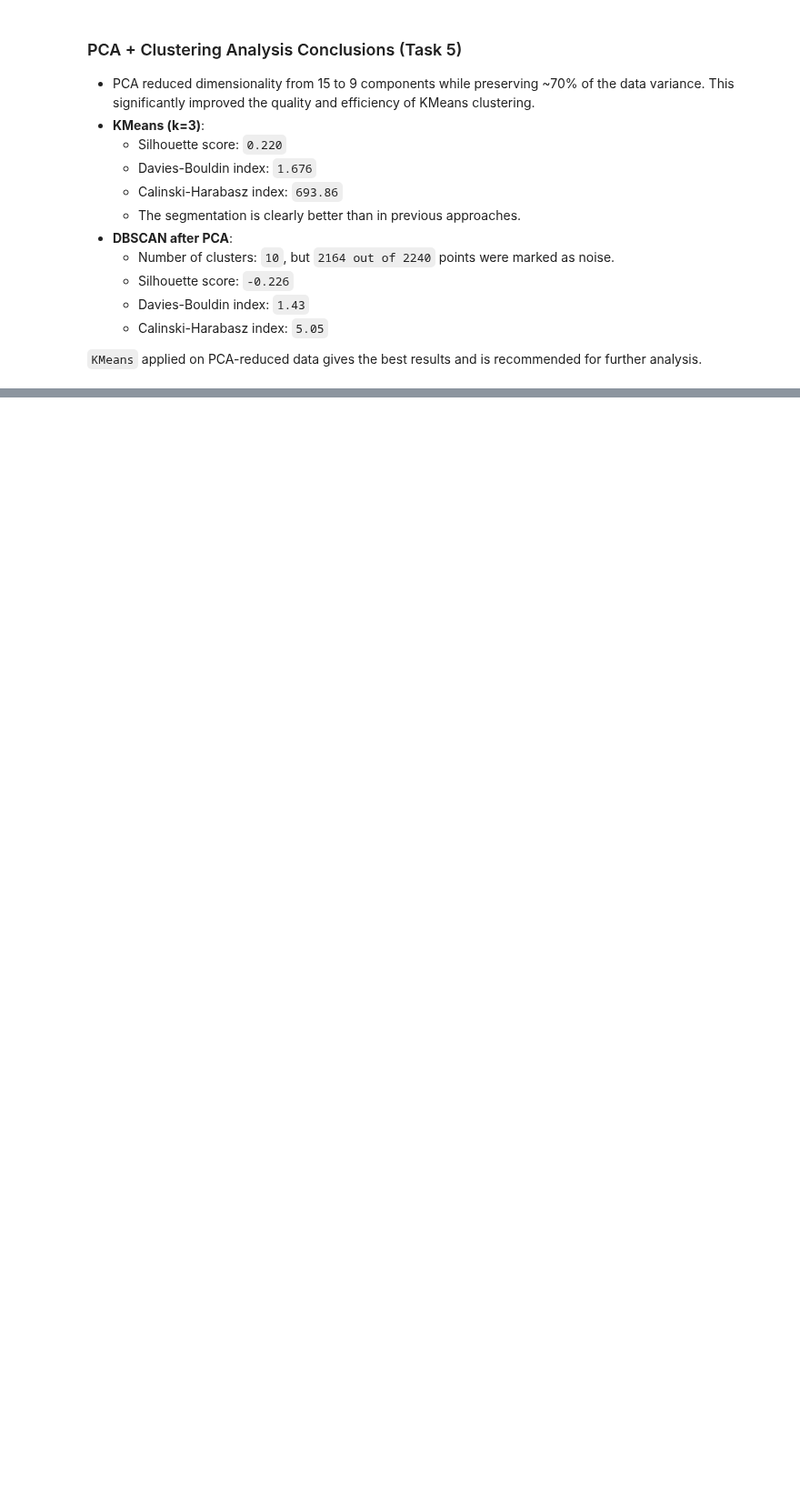
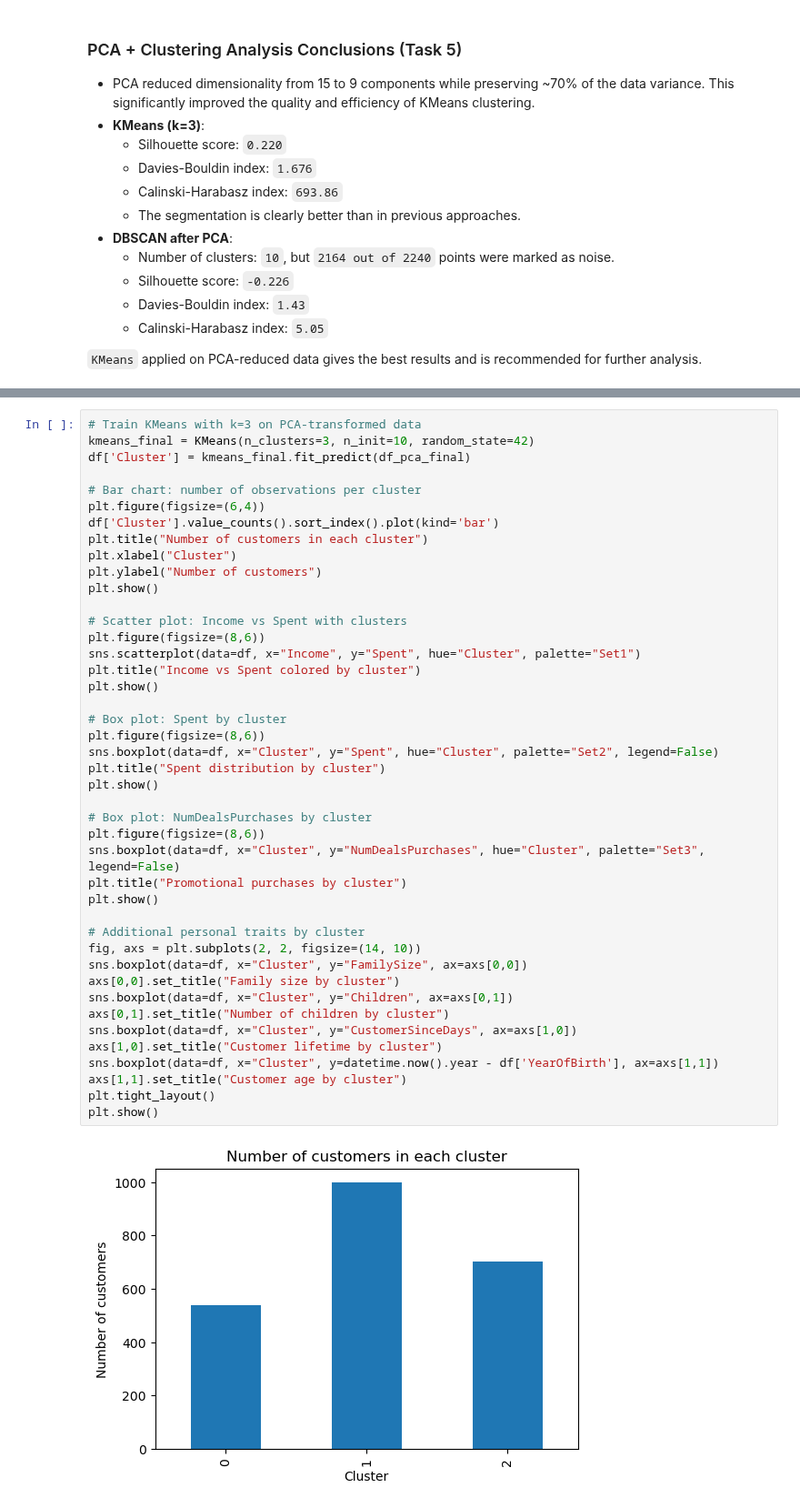
Before and after one commit to lukassso/python-mini-projects, a Jupyter notebook: machine-learning/unsupervised_clustering_project/customer_segmentation_scikit_learn.ipynb, the cells around one changed output, grey strips where cells are left out. Shown at 91% size. Cells and saved outputs as stored; diff of their text form; blank space fills up the shorter version.

Commit message:
ml-segmentation: interpreted final clusters and visualized customer profiles

```diff
--- a/machine-learning/unsupervised_clustering_project/customer_segmentation_scikit_learn.ipynb
+++ b/machine-learning/unsupervised_clustering_project/customer_segmentation_scikit_learn.ipynb
@@ -543,0 +546,45 @@ CH index: 5.049744414748238
+# %%
+# Train KMeans with k=3 on PCA-transformed data
+kmeans_final = KMeans(n_clusters=3, n_init=10, random_state=42)
+df['Cluster'] = kmeans_final.fit_predict(df_pca_final)
+
+# Bar chart: number of observations per cluster
+plt.figure(figsize=(6,4))
+df['Cluster'].value_counts().sort_index().plot(kind='bar')
+plt.title("Number of customers in each cluster")
+plt.xlabel("Cluster")
+plt.ylabel("Number of customers")
+plt.show()
+
+# Scatter plot: Income vs Spent with clusters
+plt.figure(figsize=(8,6))
+sns.scatterplot(data=df, x="Income", y="Spent", hue="Cluster", palette="Set1")
+plt.title("Income vs Spent colored by cluster")
+plt.show()
+
+# Box plot: Spent by cluster
+plt.figure(figsize=(8,6))
+sns.boxplot(data=df, x="Cluster", y="Spent", hue="Cluster", palette="Set2", legend=False)
+plt.title("Spent distribution by cluster")
+plt.show()
+
+# Box plot: NumDealsPurchases by cluster
+plt.figure(figsize=(8,6))
+sns.boxplot(data=df, x="Cluster", y="NumDealsPurchases", hue="Cluster", palette="Set3", legend=False)
+plt.title("Promotional purchases by cluster")
+plt.show()
+
+# Additional personal traits by cluster
+fig, axs = plt.subplots(2, 2, figsize=(14, 10))
+sns.boxplot(data=df, x="Cluster", y="FamilySize", ax=axs[0,0])
+axs[0,0].set_title("Family size by cluster")
+sns.boxplot(data=df, x="Cluster", y="Children", ax=axs[0,1])
+axs[0,1].set_title("Number of children by cluster")
+sns.boxplot(data=df, x="Cluster", y="CustomerSinceDays", ax=axs[1,0])
+axs[1,0].set_title("Customer lifetime by cluster")
+sns.boxplot(data=df, x="Cluster", y=datetime.now().year - df['YearOfBirth'], ax=axs[1,1])
+axs[1,1].set_title("Customer age by cluster")
+plt.tight_layout()
+plt.show()
+# %% [output]
+[figure, added]
```
Also changed, not shown: parts of 5 cells of this notebook.
